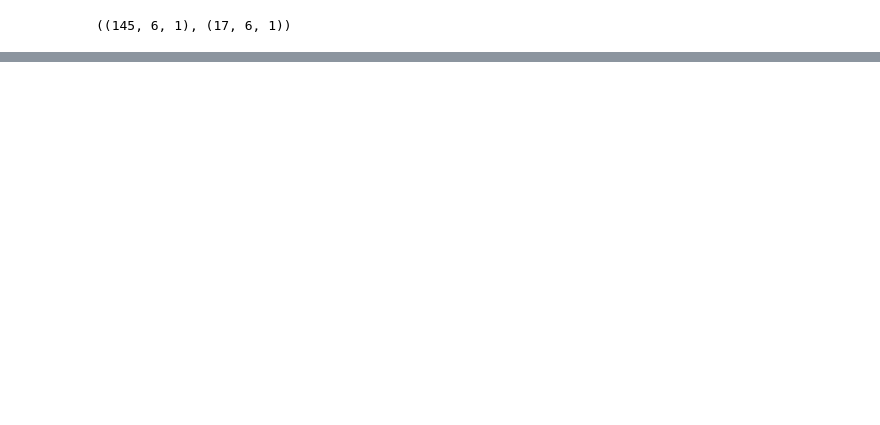
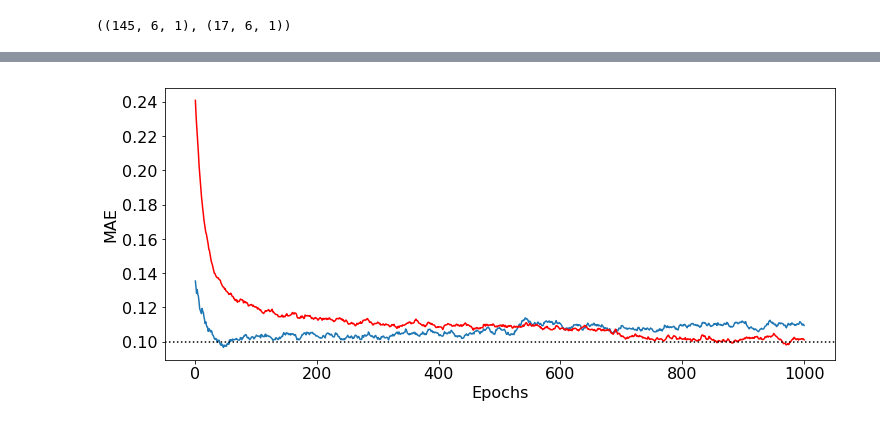
Before and after one commit to madHatter106/TOA_ML, a Jupyter notebook: TOA_ML_3_NN_2_DNN_APHI412.ipynb, the cells around one changed output, grey strips where cells are left out. Cells and saved outputs as stored; diff of their text form; code cells hidden in the pictures; blank space fills up the shorter version.

```diff
--- a/TOA_ML_3_NN_2_DNN_APHI412.ipynb
+++ b/TOA_ML_3_NN_2_DNN_APHI412.ipynb
@@ -153 +171,7 @@ results_model_cnn['fold_val_mae']
+# %%
+ax_maeh = plot_mae_history(results_model_cnn['train_mae_histories'], results_model_cnn['val_mae_histories'],
+                          smoothed=True)
+ax_maeh.axhline(y=0.10, ls=':', color='k');
+# %% [output]
+[figure, added]
 # %%
```
Also changed, not shown: parts of 8 cells of this notebook, 1 other file.
